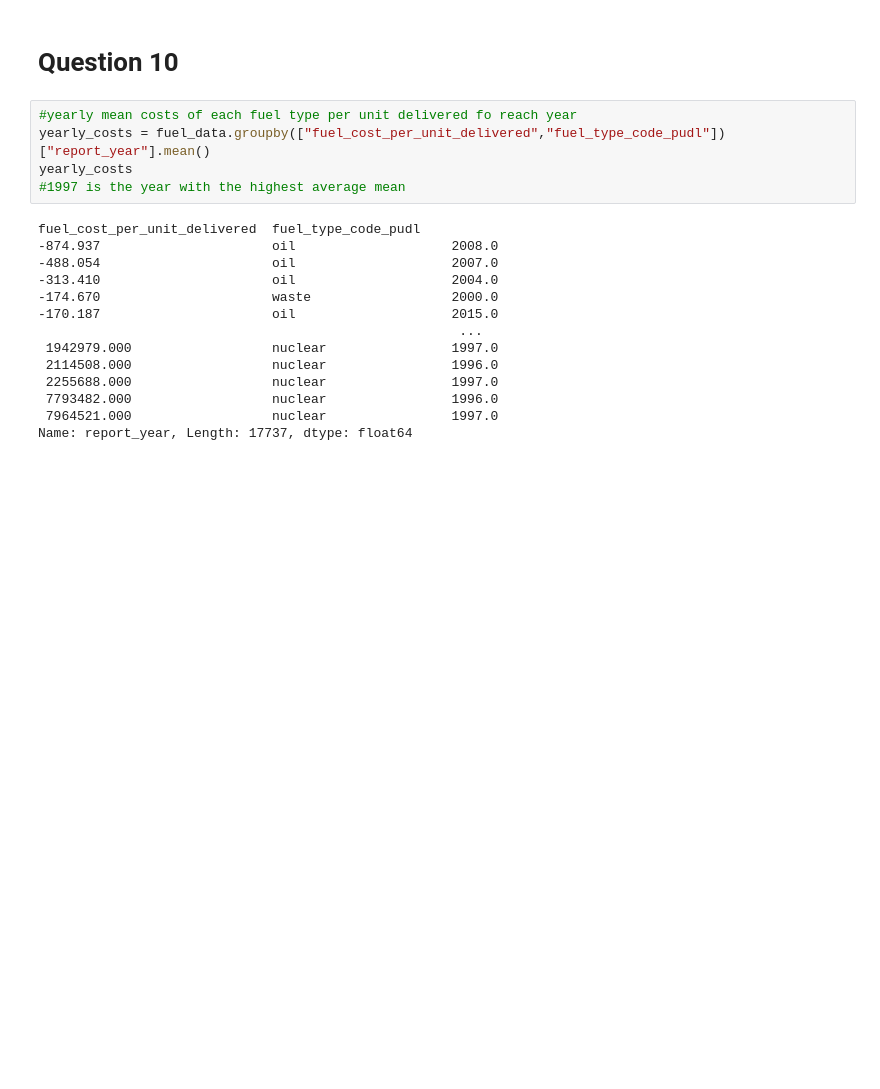
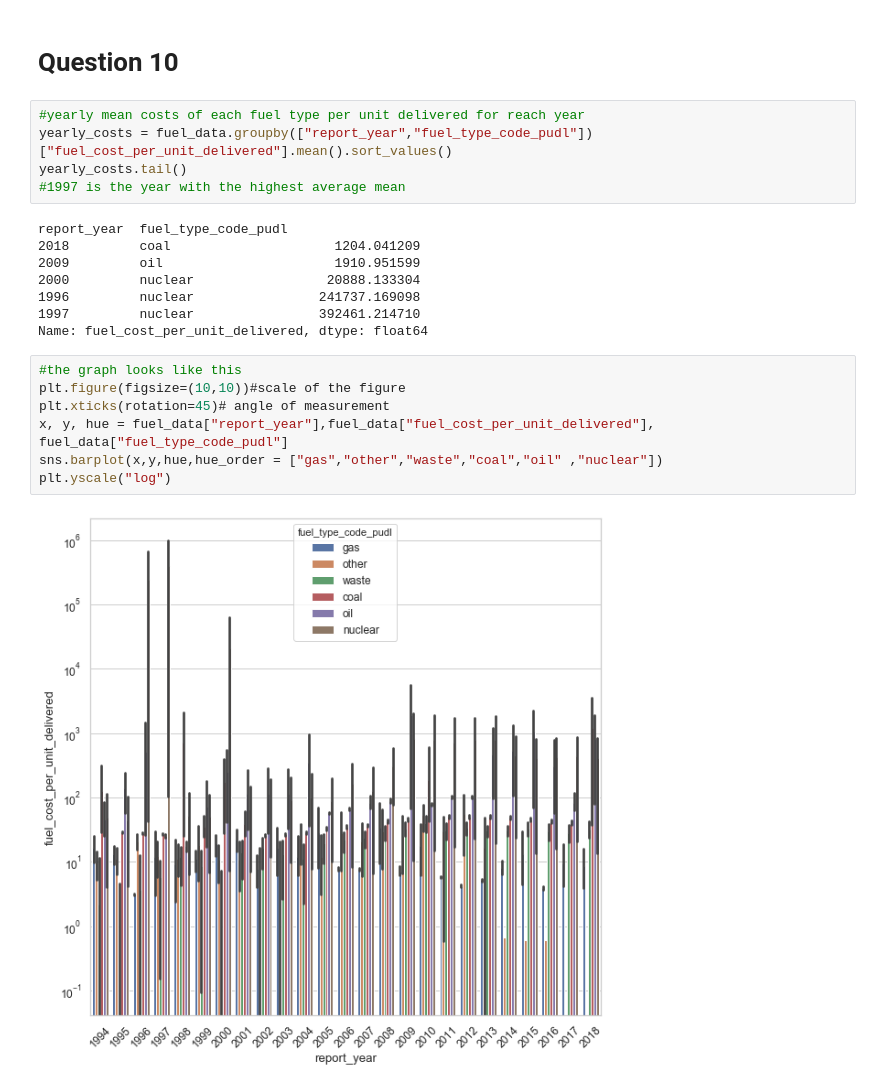
Before and after one commit to olufunmiruth/hamoye, a Jupyter notebook: Quiz_stage_A.ipynb, the cells around one changed output. Saved outputs shown, nothing was run; the diff lists cells and outputs as text; blank space fills up the shorter version.

```diff
--- a/Quiz_stage_A.ipynb
+++ b/Quiz_stage_A.ipynb
@@ -219,21 +231,24 @@ percentage_change
 # %% [markdown]
 # Question 10
 # %%
-#yearly mean costs of each fuel type per unit delivered fo reach year
-yearly_costs = fuel_data.groupby(["fuel_cost_per_unit_delivered","fuel_type_code_pudl"])["report_year"].mean()
-yearly_costs
+#yearly mean costs of each fuel type per unit delivered for reach year
+yearly_costs = fuel_data.groupby(["report_year","fuel_type_code_pudl"])["fuel_cost_per_unit_delivered"].mean().sort_values()
+yearly_costs.tail()
 #1997 is the year with the highest average mean
 # %% [output]
-fuel_cost_per_unit_delivered  fuel_type_code_pudl
--874.937                      oil                    2008.0
--488.054                      oil                    2007.0
--313.410                      oil                    2004.0
--174.670                      waste                  2000.0
--170.187                      oil                    2015.0
-                                                      ...
- 1942979.000                  nuclear                1997.0
- 2114508.000                  nuclear                1996.0
- 2255688.000                  nuclear                1997.0
- 7793482.000                  nuclear                1996.0
- 7964521.000                  nuclear                1997.0
-Name: report_year, Length: 17737, dtype: float64
+report_year  fuel_type_code_pudl
+2018         coal                     1204.041209
+2009         oil                      1910.951599
+2000         nuclear                 20888.133304
+1996         nuclear                241737.169098
+1997         nuclear                392461.214710
+Name: fuel_cost_per_unit_delivered, dtype: float64
+# %%
+#the graph looks like this
+plt.figure(figsize=(10,10))#scale of the figure
+plt.xticks(rotation=45)# angle of measurement
+x, y, hue = fuel_data["report_year"],fuel_data["fuel_cost_per_unit_delivered"], fuel_data["fuel_type_code_pudl"]
+sns.barplot(x,y,hue,hue_order = ["gas","other","waste","coal","oil" ,"nuclear"])
+plt.yscale("log")
+# %% [output]
+[figure, added]
```
Also changed, not shown: parts of 4 cells of this notebook.
